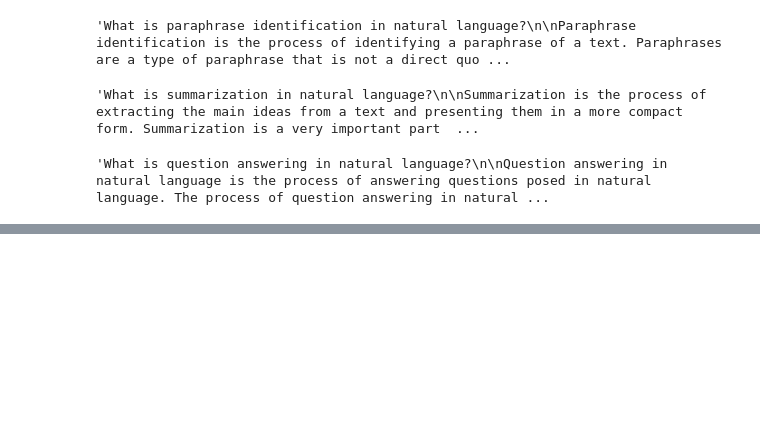
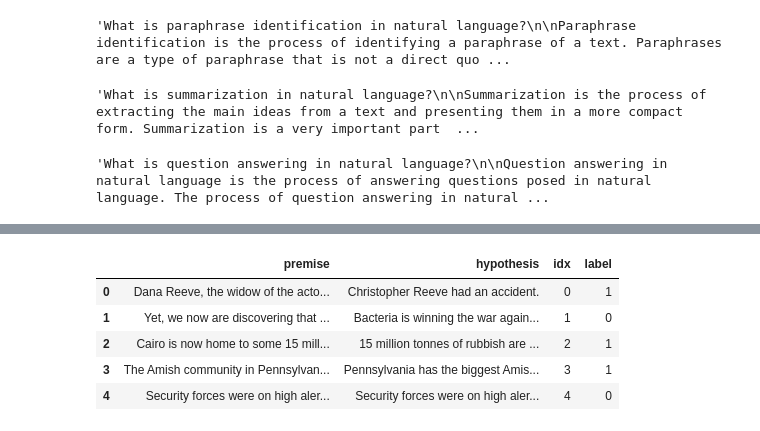
Before and after one commit to SherinBojappa/prompting, a Jupyter notebook: opt_prompting.ipynb, the cells around one changed output, grey strips where cells are left out. Saved outputs shown, nothing was run; the diff lists cells and outputs as text; code cells hidden in the pictures; blank space fills up the shorter version.

```diff
--- a/opt_prompting.ipynb
+++ b/opt_prompting.ipynb
@@ -141,0 +189,2 @@ template_qa
+# %%
+dataset = 'rte'
@@ -141,0 +203,9 @@ template_qa
+# %%
+data_df.head()
+# %% [output]
+|  | premise | hypothesis | idx | label |
+| 0 | Dana Reeve, the widow of the acto... | Christopher Reeve had an accident. | 0 | 1 |
+| 1 | Yet, we now are discovering that ... | Bacteria is winning the war again... | 1 | 0 |
+| 2 | Cairo is now home to some 15 mill... | 15 million tonnes of rubbish are ... | 2 | 1 |
+| 3 | The Amish community in Pennsylvan... | Pennsylvania has the biggest Amis... | 3 | 1 |
+| 4 | Security forces were on high aler... | Security forces were on high aler... | 4 | 0 |
```
Also changed, not shown: parts of 17 cells of this notebook.
